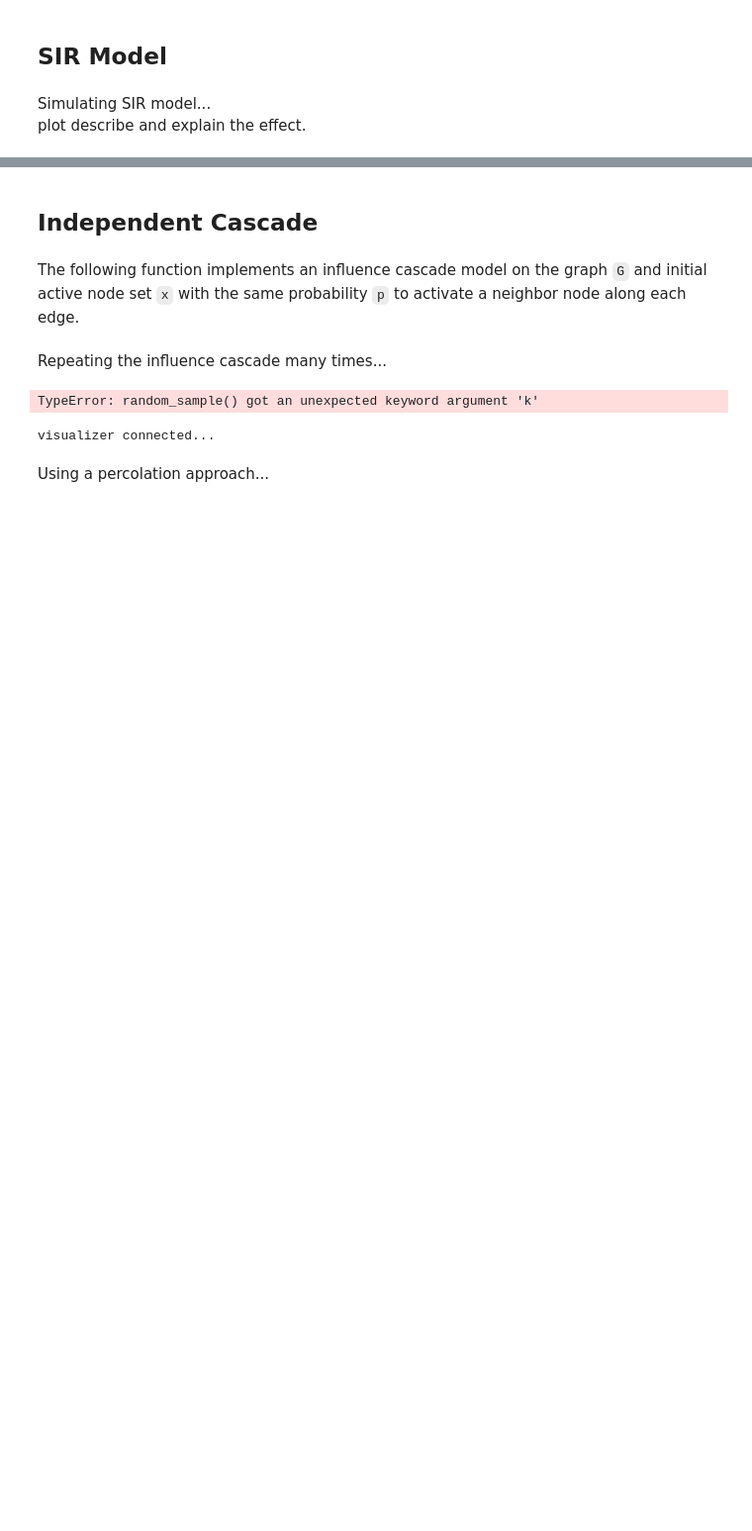
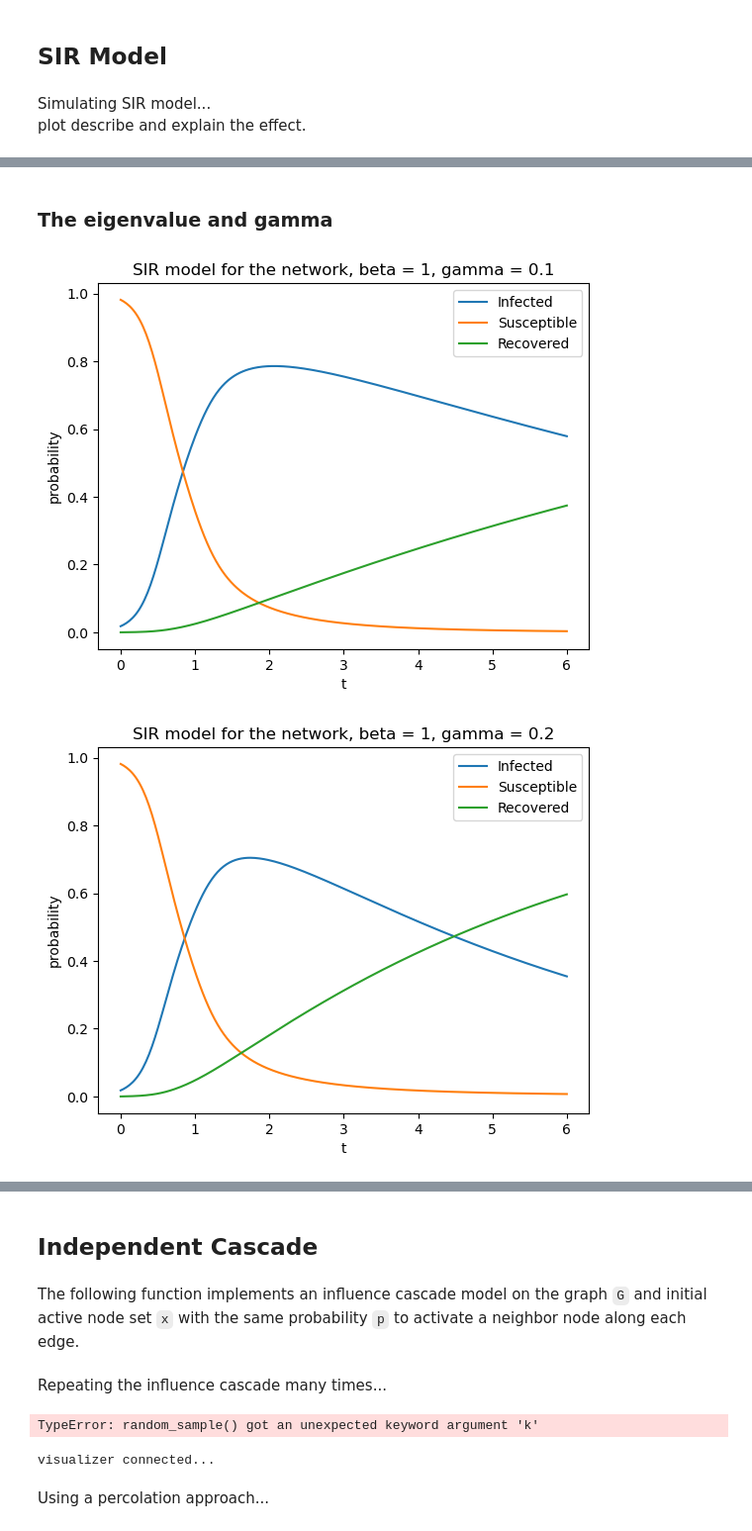
Before and after one commit to yilewang/dynamical_net_sys_class, a Jupyter notebook: lab6/lab6_yxw190015.ipynb, the cells around one changed output, grey strips where cells are left out. Shown at 99% size. Cells and saved outputs as stored; diff of their text form; code cells hidden in the pictures; blank space fills up the shorter version.

```diff
--- a/lab6/lab6_yxw190015.ipynb
+++ b/lab6/lab6_yxw190015.ipynb
@@ -241,0 +261,34 @@ plt.show()
+# %% [markdown]
+### The eigenvalue and gamma
+# %%
+L = nx.normalized_laplacian_matrix(G)
+e = linalg.eigvals(L.toarray())
+
+# largest eigenvalue
+eigen_max = e[0]
+# smallest eigenvalue
+eigen_min = e[-1]
+
+# calculate the SIR model for the network
+
+beta = 1
+gamma_list = arange(0.1, 1.1, 0.1)
+for gamma in gamma_list:
+    x = zeros(N)
+    x[0] = 1
+    s = 1- x
+    r = 1-x-s
+    history_I, history_S, history_R = SIR_model(beta, gamma, x, s, r, A, dt, time)
+
+    plt.plot(time, history_I, label = 'Infected')
+    plt.plot(time, history_S, label = 'Susceptible')
+    plt.plot(time, history_R, label = 'Recovered')
+
+    plt.xlabel('t')
+    plt.ylabel('probability')
+    plt.title(f'SIR model for the network, beta = {beta}, gamma = {gamma}')
+    plt.legend()
+    plt.show()
+# %% [output]
+[figure, added]
+[figure, added]
```
Also changed, not shown: parts of 4 cells of this notebook, 1 other file.
